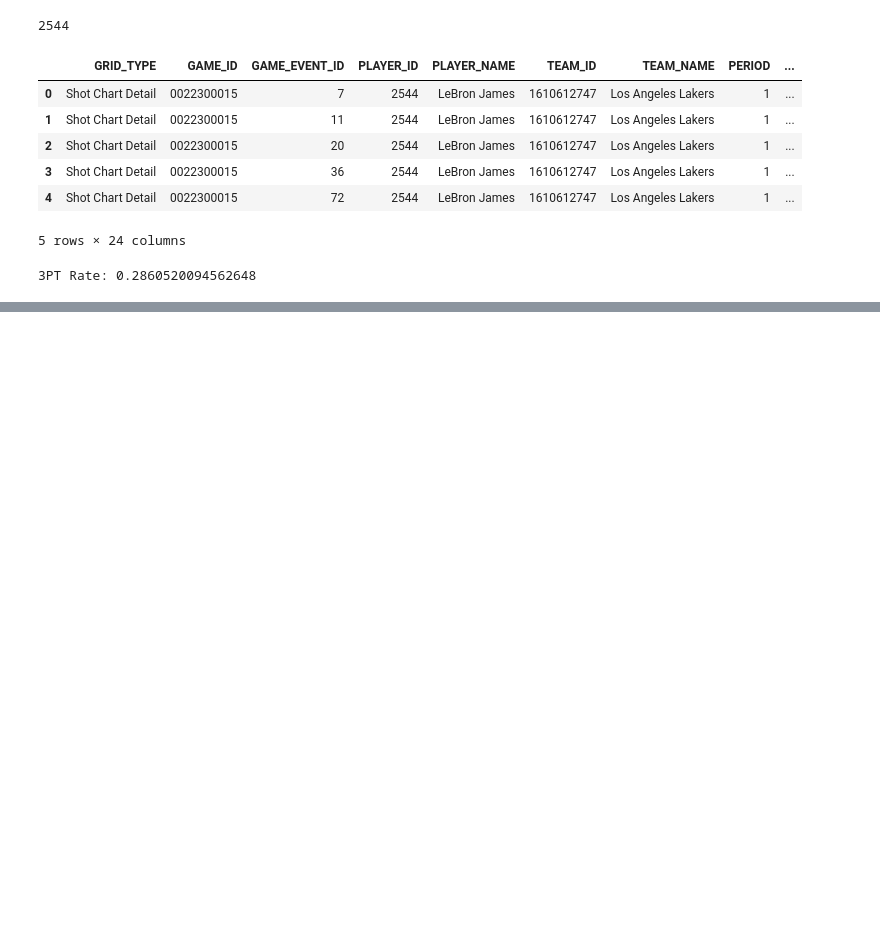
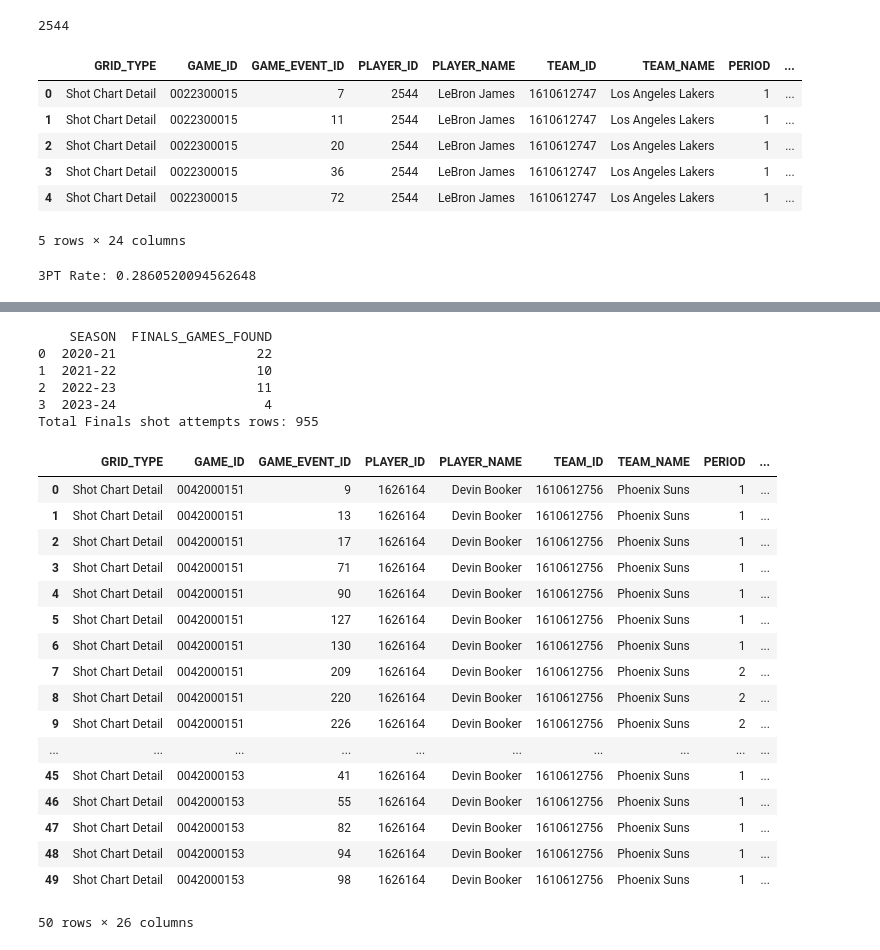
Before and after one commit to emjviray/BasketballEngineering, a Jupyter notebook: NBA_data.ipynb, the cells around one changed output, grey strips where cells are left out. Saved outputs shown, nothing was run; the diff lists cells and outputs as text; code cells hidden in the pictures; blank space fills up the shorter version.

```diff
--- a/NBA_data.ipynb
+++ b/NBA_data.ipynb
@@ -41,0 +175,30 @@ print("3PT Rate:", three_rate)
+# %%
+shots_df, finals_summary = finals_shots_last_10_seasons("Devin Booker")
+print(finals_summary)
+print("Total Finals shot attempts rows:", len(shots_df))
+shots_df.head(50)
+# %% [output]
+    SEASON  FINALS_GAMES_FOUND
+0  2020-21                  22
+1  2021-22                  10
+2  2022-23                  11
+3  2023-24                   4
+Total Finals shot attempts rows: 955
+|  | GRID_TYPE | GAME_ID | GAME_EVENT_ID | PLAYER_ID | PLAYER_NAME | TEAM_ID | TEAM_NAME | PERIOD | ... |
+| 0 | Shot Chart Detail | 0042000151 | 9 | 1626164 | Devin Booker | 1610612756 | Phoenix Suns | 1 | ... |
+| 1 | Shot Chart Detail | 0042000151 | 13 | 1626164 | Devin Booker | 1610612756 | Phoenix Suns | 1 | ... |
+| 2 | Shot Chart Detail | 0042000151 | 17 | 1626164 | Devin Booker | 1610612756 | Phoenix Suns | 1 | ... |
+| 3 | Shot Chart Detail | 0042000151 | 71 | 1626164 | Devin Booker | 1610612756 | Phoenix Suns | 1 | ... |
+| 4 | Shot Chart Detail | 0042000151 | 90 | 1626164 | Devin Booker | 1610612756 | Phoenix Suns | 1 | ... |
+| 5 | Shot Chart Detail | 0042000151 | 127 | 1626164 | Devin Booker | 1610612756 | Phoenix Suns | 1 | ... |
+| 6 | Shot Chart Detail | 0042000151 | 130 | 1626164 | Devin Booker | 1610612756 | Phoenix Suns | 1 | ... |
+| 7 | Shot Chart Detail | 0042000151 | 209 | 1626164 | Devin Booker | 1610612756 | Phoenix Suns | 2 | ... |
+| 8 | Shot Chart Detail | 0042000151 | 220 | 1626164 | Devin Booker | 1610612756 | Phoenix Suns | 2 | ... |
+| 9 | Shot Chart Detail | 0042000151 | 226 | 1626164 | Devin Booker | 1610612756 | Phoenix Suns | 2 | ... |
+| ... | ... | ... | ... | ... | ... | ... | ... | ... | ... |
+| 45 | Shot Chart Detail | 0042000153 | 41 | 1626164 | Devin Booker | 1610612756 | Phoenix Suns | 1 | ... |
+| 46 | Shot Chart Detail | 0042000153 | 55 | 1626164 | Devin Booker | 1610612756 | Phoenix Suns | 1 | ... |
+| 47 | Shot Chart Detail | 0042000153 | 82 | 1626164 | Devin Booker | 1610612756 | Phoenix Suns | 1 | ... |
+| 48 | Shot Chart Detail | 0042000153 | 94 | 1626164 | Devin Booker | 1610612756 | Phoenix Suns | 1 | ... |
+| 49 | Shot Chart Detail | 0042000153 | 98 | 1626164 | Devin Booker | 1610612756 | Phoenix Suns | 1 | ... |
+50 rows × 26 columns
```
Also changed, not shown: parts of 4 cells of this notebook.
